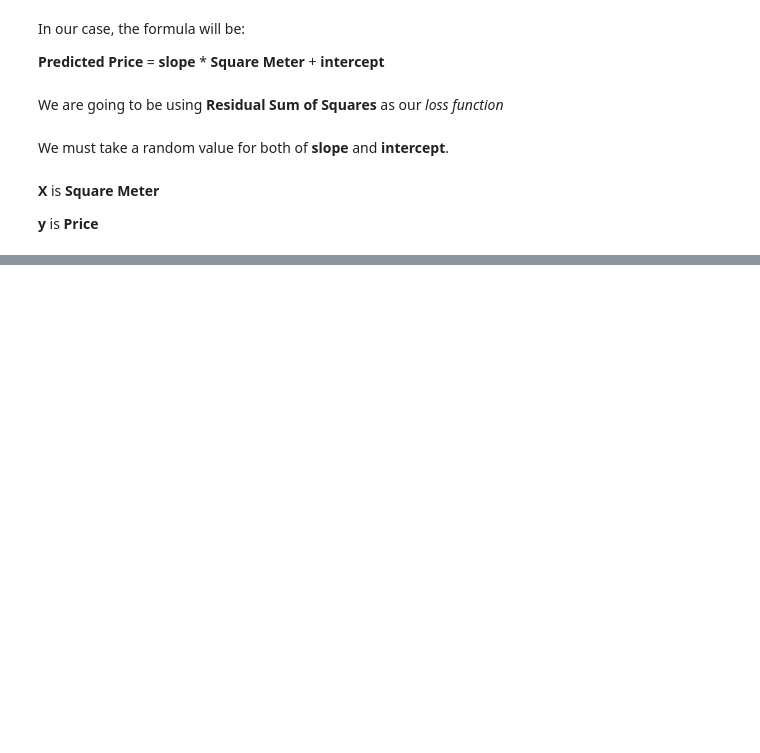
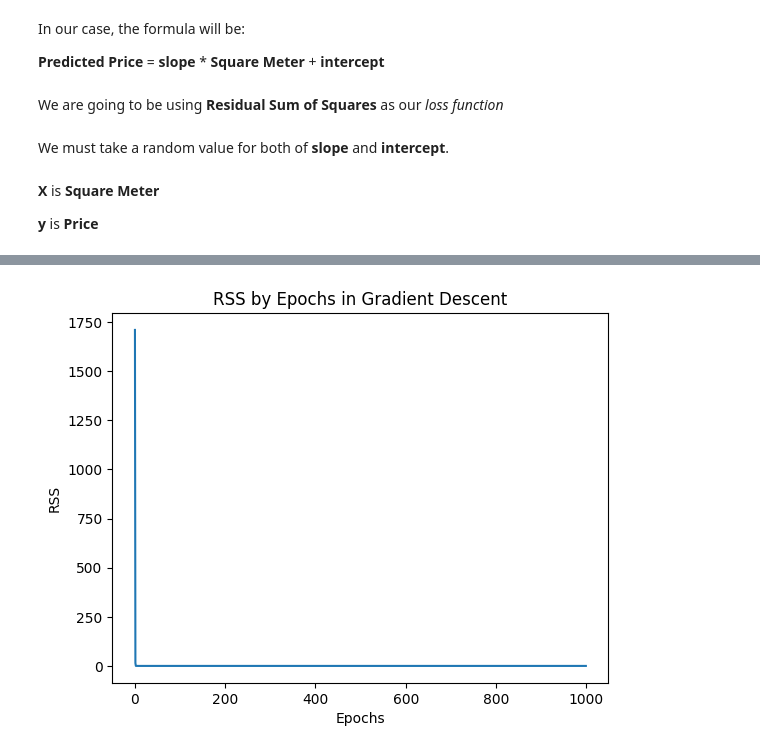
Before and after one commit to furkan15ozturk/MLfromScratch, a Jupyter notebook: GradientDescentfromScratch.ipynb, the cells around one changed output, grey strips where cells are left out. Saved outputs shown, nothing was run; the diff lists cells and outputs as text; code cells hidden in the pictures; blank space fills up the shorter version.

Commit message:
Kaggle Notebook | Gradient Descent from Scratch | Version 2 | Project Completed

```diff
--- a/GradientDescentfromScratch.ipynb
+++ b/GradientDescentfromScratch.ipynb
@@ -81 +87,10 @@ First Derivative Value for Slope: [-14871.99281283]
+# %%
+def find_avg_total_d_slope_intercept(X, Y, intercept, slope):
+    total_d_intercept = 0
+    total_d_slope = 0
+    for i in range(len(X)):
+        total_d_intercept += derivative_with_respect_to_intercept(Y[i], predict(X[i], intercept, slope))
+        total_d_slope += derivative_with_respect_to_slope(X[i], Y[i], predict(X[i], intercept, slope))
+
+    return total_d_slope/len(X), total_d_intercept/len(X)
 # %% [markdown]
@@ -83,2 +98,3 @@ We need to set up a learning rate for our algorithm.
 # %%
-learning_rate = 0.01
+learning_rate = 0.0001
+num_iterations = 1000
@@ -84,0 +103,21 @@ learning_rate = 0.01
+# %%
+def gradient_descent(X, Y, intercept, slope, num_iterations, learning_rate):
+    # To review RSS score
+    rss_history = []
+
+    for i in range(num_iterations):
+        #getting averages
+        avg_d_slope, avg_d_intercept = find_avg_total_d_slope_intercept(X, Y, intercept, slope)
+        # Calculating new intercept and slope values
+        slope = slope - (learning_rate * avg_d_slope)
+        intercept = intercept - (learning_rate * avg_d_intercept)
+        #calculating the rss score
+        rss_score = compute_rss(X,Y,intercept,slope)
+
+        rss_history.append(rss_score)
+
+        # print(f"RSS Score for iteration: {i + 1}: {rss_score}")
+
+    return intercept, slope, rss_history
+# %%
+intercept, slope, rss_history = gradient_descent(squareMeter, price, intercept, slope, num_iterations, learning_rate)
@@ -84,0 +150,8 @@ learning_rate = 0.01
+# %%
+plt.plot(rss_history)
+plt.title('RSS by Epochs in Gradient Descent')
+plt.xlabel('Epochs')
+plt.ylabel('RSS')
+plt.show()
+# %% [output]
+[figure, added]
```
Also changed, not shown: parts of 11 cells of this notebook.
